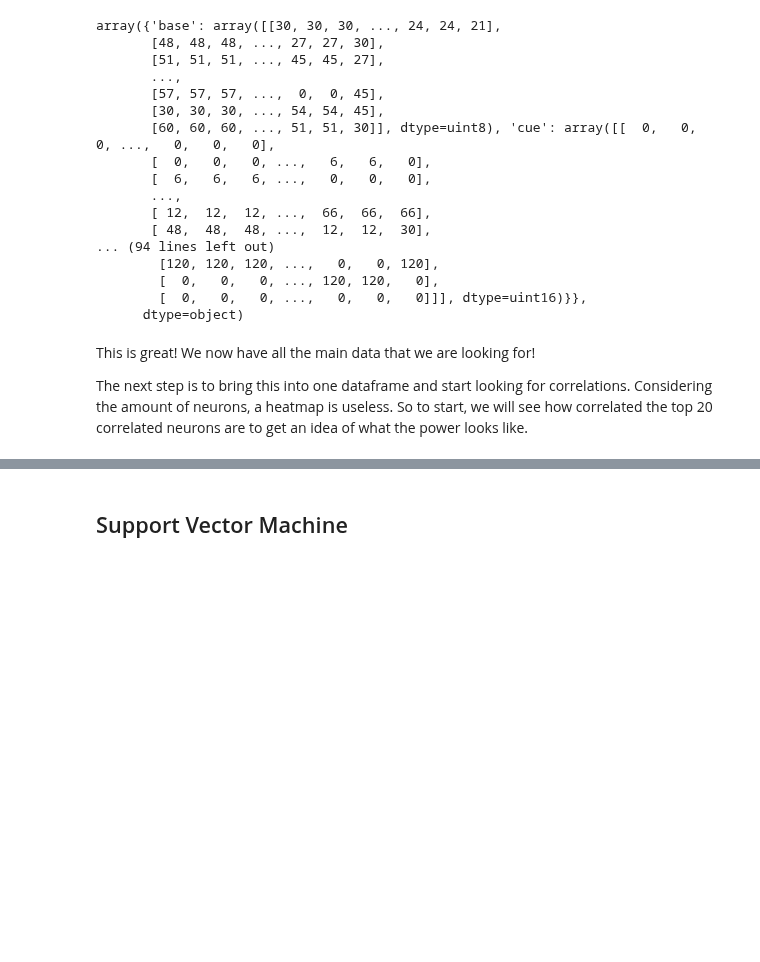
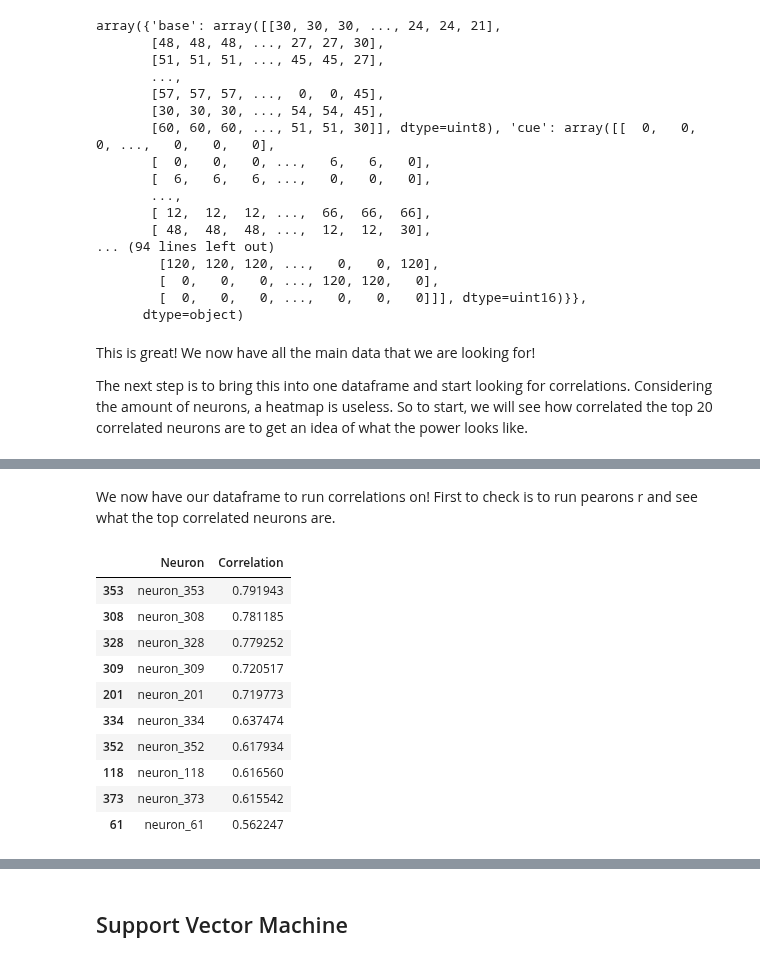
Before and after one commit to JHCelaya/FearDecoding, a Jupyter notebook: ProjectFinal.ipynb, the cells around one changed output, grey strips where cells are left out. Cells and saved outputs as stored; diff of their text form; code cells hidden in the pictures; blank space fills up the shorter version.

```diff
--- a/ProjectFinal.ipynb
+++ b/ProjectFinal.ipynb
@@ -210,0 +236,2 @@ We are taking all of those core structures:
+# %% [markdown]
+We now have our dataframe to run correlations on! First to check is to run pearons r and see what the top correlated neurons are.
@@ -210,0 +245,15 @@ We are taking all of those core structures:
+# %%
+correlation_df = pd.DataFrame(list(correlations.items()), columns=['Neuron', 'Correlation'])
+correlation_df.sort_values('Correlation', ascending=False).head(10)
+# %% [output]
+|  | Neuron | Correlation |
+| 353 | neuron_353 | 0.791943 |
+| 308 | neuron_308 | 0.781185 |
+| 328 | neuron_328 | 0.779252 |
+| 309 | neuron_309 | 0.720517 |
+| 201 | neuron_201 | 0.719773 |
+| 334 | neuron_334 | 0.637474 |
+| 352 | neuron_352 | 0.617934 |
+| 118 | neuron_118 | 0.616560 |
+| 373 | neuron_373 | 0.615542 |
+| 61 | neuron_61 | 0.562247 |
```
Also changed, not shown: parts of 14 cells of this notebook.
